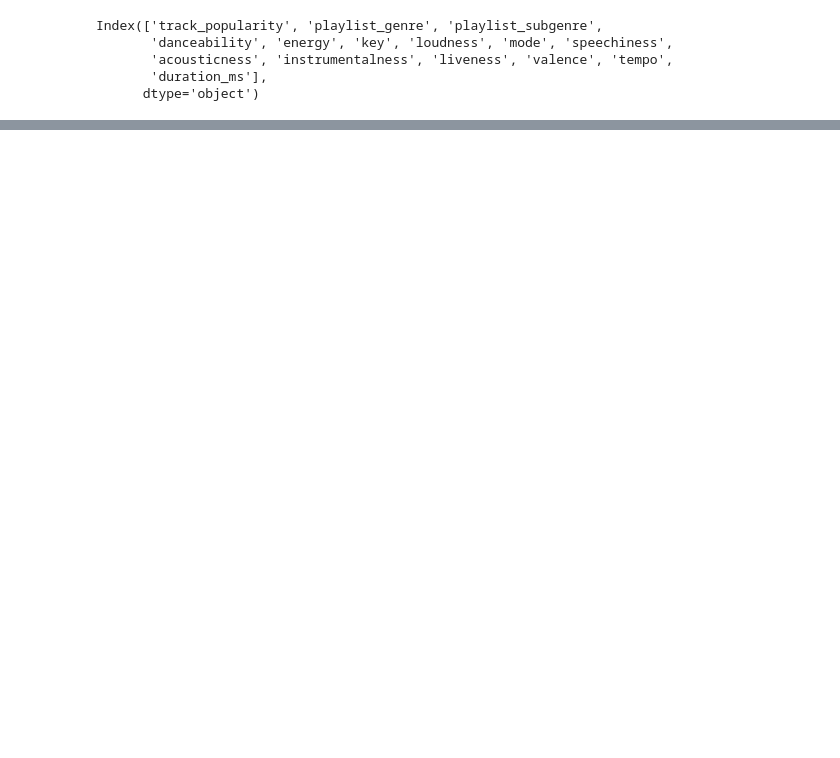
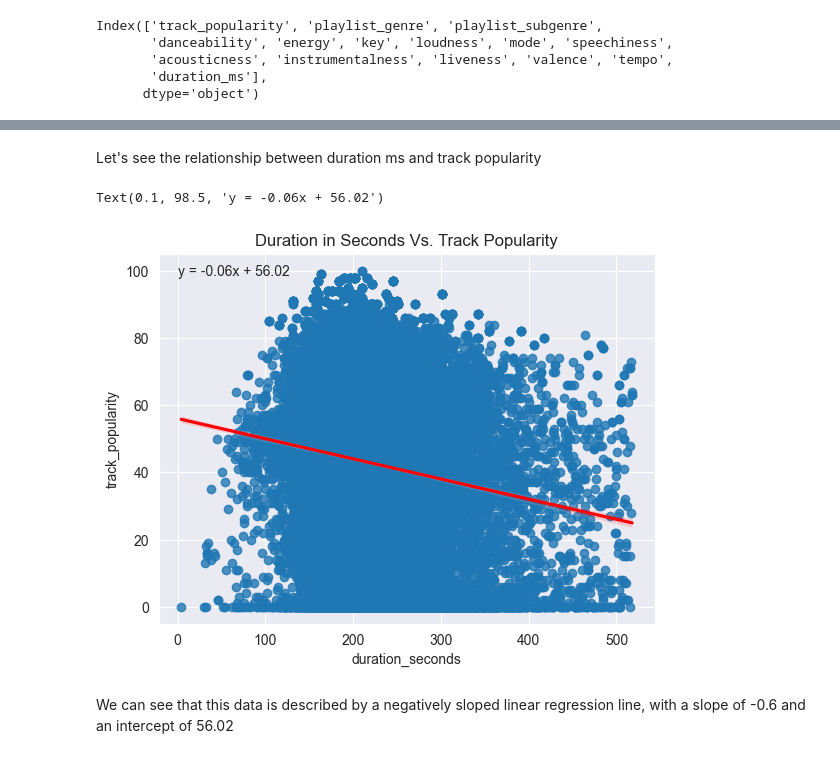
Before and after one commit to Programbeginner2120/my_jupyter_notebooks, a Jupyter notebook: spotify-analysis/spotify_2023_analysis.ipynb, the cells around one changed output, grey strips where cells are left out. Drawn from its saved outputs; the diff is of its cells as text; code cells hidden in the pictures; blank space fills up the shorter version.

```diff
--- a/spotify-analysis/spotify_2023_analysis.ipynb
+++ b/spotify-analysis/spotify_2023_analysis.ipynb
@@ -171,0 +168,20 @@ Mean squared error: 582.7734013831075
+# %% [markdown]
+Let's see the relationship between duration ms and track popularity
+# %%
+from scipy.stats import linregress
+
+spotify_data_updated['duration_seconds'] = spotify_data_updated['duration_ms']  / 1000
+spotify_data_updated.drop(columns=['duration_ms'], inplace=True)
+
+slope, intercept, _, _, _ = linregress(spotify_data_updated['duration_seconds'], spotify_data_updated['track_popularity'])
+equation = f"y = {slope:.2f}x + {intercept:.2f}"
+
+sns.regplot(data=spotify_data_updated, x='duration_seconds', y='track_popularity', line_kws={'color': 'red'})
+plt.title("Duration in Seconds Vs. Track Popularity")
+
+plt.text(0.1, 98.5, equation)
+# %% [output]
+Text(0.1, 98.5, 'y = -0.06x + 56.02')
+[figure, added]
+# %% [markdown]
+We can see that this data is described by a negatively sloped linear regression line, with a slope of -0.6 and an intercept of 56.02
```
Also changed, not shown: parts of 9 cells of this notebook, 1 other file.
